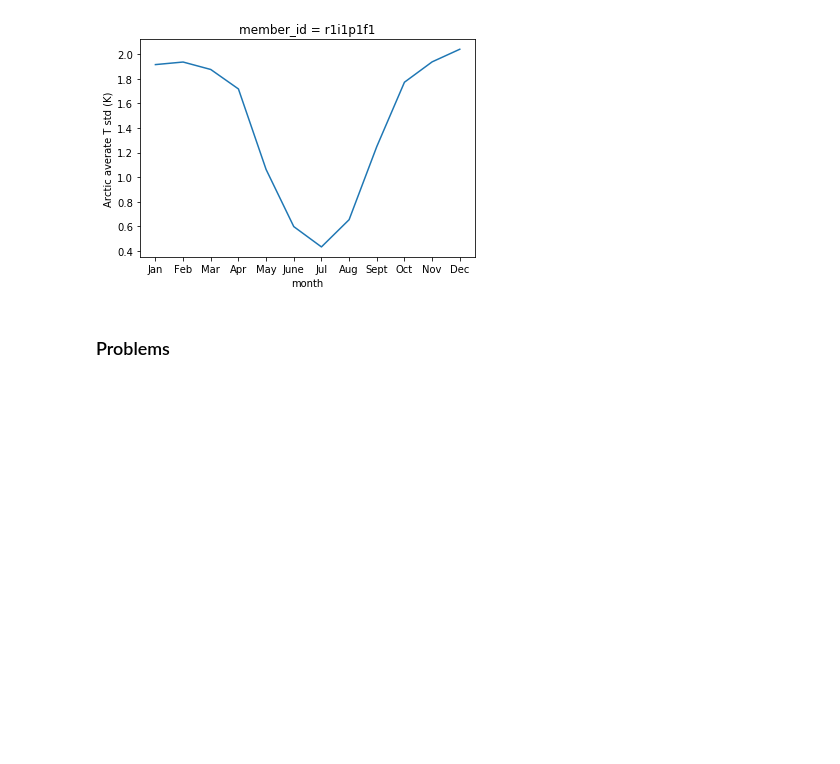
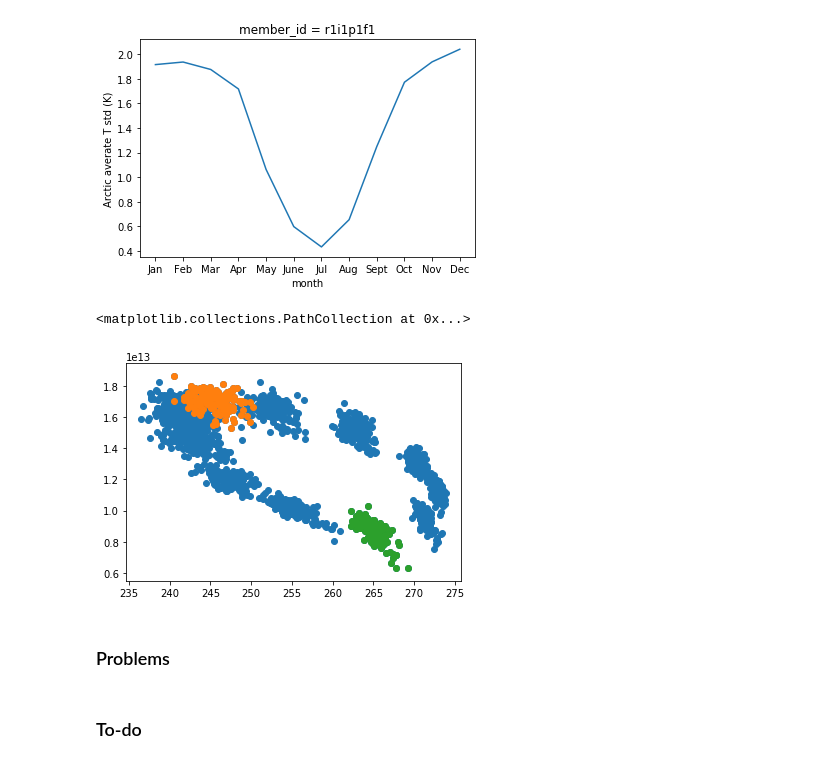
Before and after one commit to smithmadisonm/cmip6-seaice-temp-sensitivity, a Jupyter notebook: notebooks/combined_notebook.ipynb, the cells around one changed output. Cells and saved outputs as stored; diff of their text form; code cells hidden in the pictures; blank space fills up the shorter version.

```diff
--- a/notebooks/combined_notebook.ipynb
+++ b/notebooks/combined_notebook.ipynb
@@ -162,6 +162,13 @@ plt.ylabel('Arctic averate T std (K)')
 # %% [output]
 Text(0, 0.5, 'Arctic averate T std (K)')
 [figure]
+# %%
+plt.scatter(ts_tas_ArcticAve[0,:],ts_Arctic_extent)
+plt.scatter(ts_tas_ArcticAve[0,2::12],ts_Arctic_extent[2::12])
+plt.scatter(ts_tas_ArcticAve[0,8::12],ts_Arctic_extent[8::12])
+# %% [output]
+<matplotlib.collections.PathCollection at 0x...>
+[figure, added]
 # %% [markdown]
 ### Problems
 # %%
@@ -169,3 +176,5 @@ Text(0, 0.5, 'Arctic averate T std (K)')
     #m=1 (CESM2)
     #Plotting requires coordinates to be numeric or dates of type np.datetime64, datetime.datetime,
     #cftime.datetime or pd.Interval.
+# %% [markdown]
+### To-do
```
Also changed, not shown: parts of 1 cell of this notebook.
